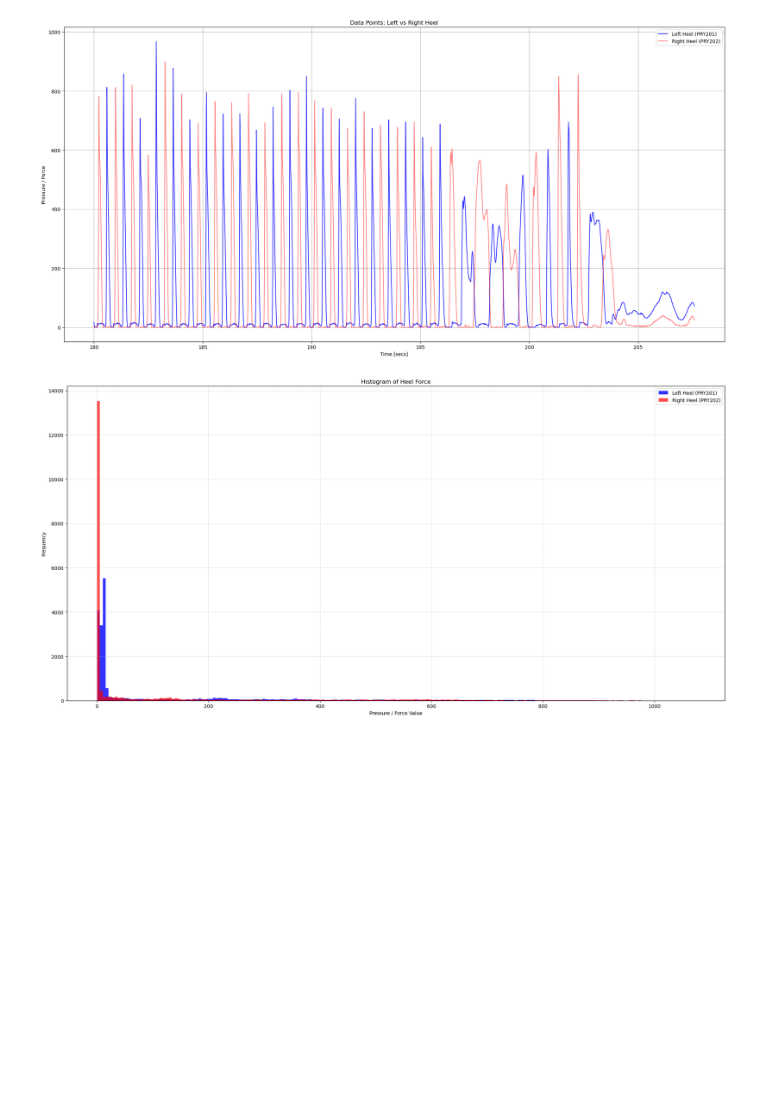
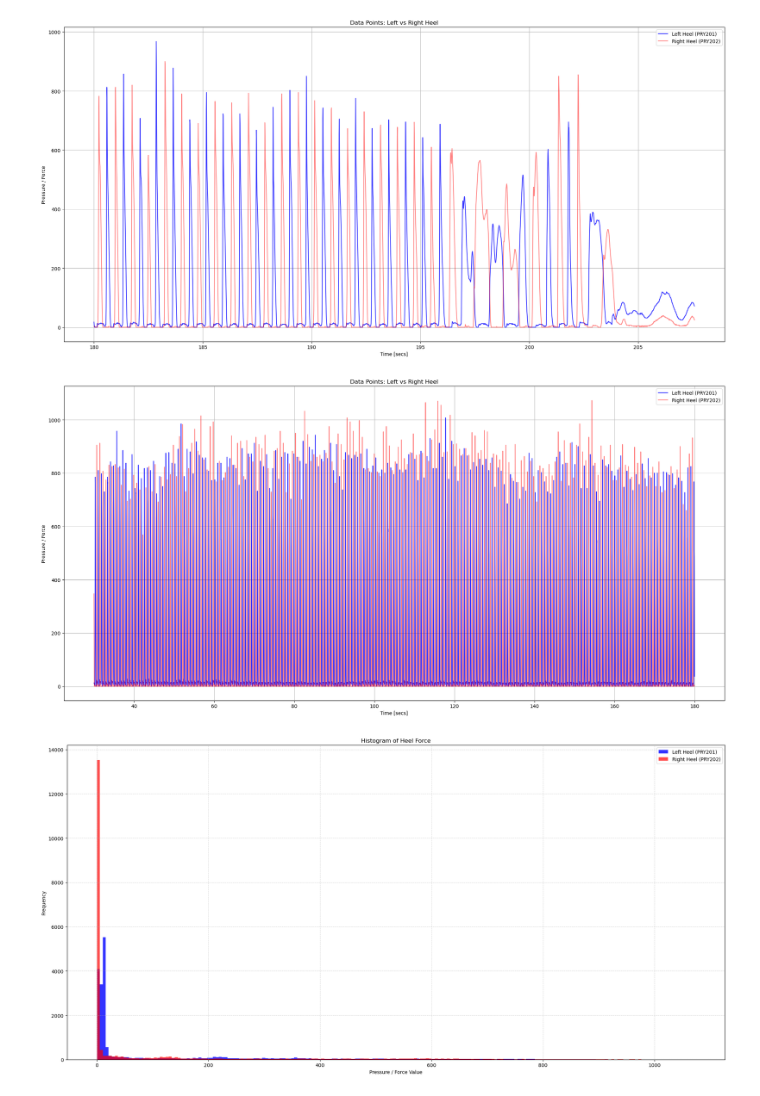
Before and after one commit to Fatemeh-aboulhassani/Movement-Analysis, a Jupyter notebook: notebooks/first analysis data.ipynb, the cells around one changed output. Saved outputs shown, nothing was run; the diff lists cells and outputs as text; code cells hidden in the pictures; blank space fills up the shorter version.

Commit message:
plot mid

```diff
--- a/notebooks/first analysis data.ipynb
+++ b/notebooks/first analysis data.ipynb
@@ -332,6 +332,28 @@ plt.tight_layout()
 plt.show()
 # %% [output]
 [figure]
+# %%
+df_mid = loadsolASCII_25_11_11_09_38_11_074_Asphalt.iloc[3000:18000]
+
+plt.figure(figsize=(20, 10))
+
+plt.plot(df_mid['Time[secs]'],
+         df_mid['PRY201_L_Heel'],
+         label='Left Heel (PRY201)', color='blue', alpha=0.80)
+
+plt.plot(df_mid['Time[secs]'],
+         df_mid['PRY202_R_Heel'],
+         label='Right Heel (PRY202)', color='red',alpha=0.50)
+
+plt.xlabel('Time [secs]')
+plt.ylabel('Pressure / Force')
+plt.title('Data Points: Left vs Right Heel')
+plt.legend()
+plt.grid(True)
+plt.tight_layout()
+plt.show()
+# %% [output]
+[figure, added]
 # %%
 df = loadsolASCII_25_11_11_09_38_11_074_Asphalt
 
```
Also changed, not shown: parts of 1 cell of this notebook.
